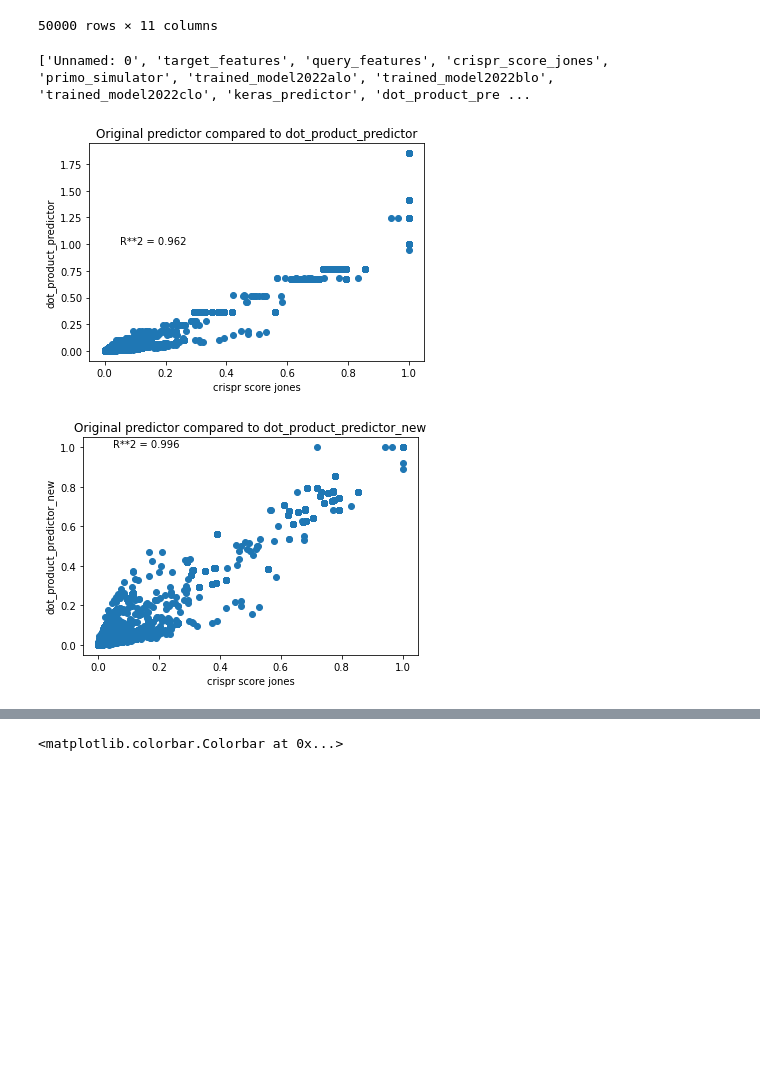
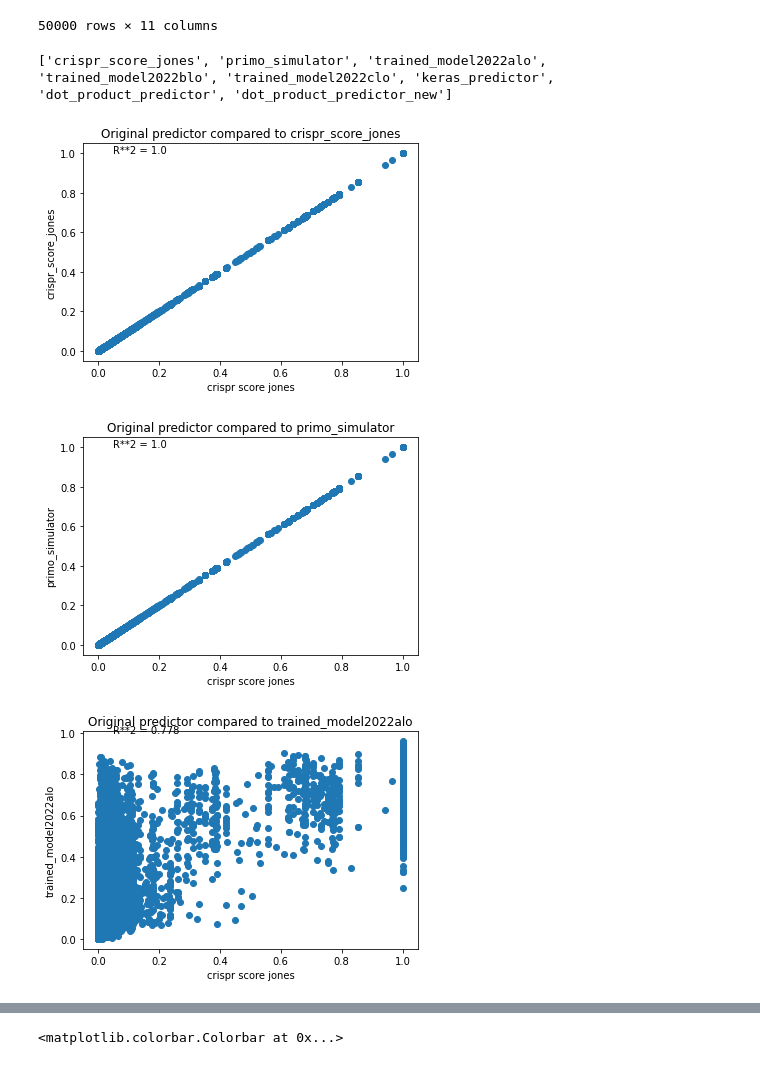
Before and after one commit to uwmisl/cas9-similarity-search, a Jupyter notebook: notebooks/02_training/00_train_predictor_analysis.ipynb, the cells around one changed output, grey strips where cells are left out. Saved outputs shown, nothing was run; the diff lists cells and outputs as text; code cells hidden in the pictures; blank space fills up the shorter version.

Commit message:
evaluating predictor(s)

```diff
--- a/notebooks/02_training/00_train_predictor_analysis.ipynb
+++ b/notebooks/02_training/00_train_predictor_analysis.ipynb
@@ -35,6 +37,25 @@ if gpus:
 simulator = primo.models.Simulator()
 # %% [markdown]
 # Useful functions to use throughout this notebook
+# %%
+def get_keras_pairs(seq_pairs):
+    """
+    Given the data frame seq_pairs,
+    returns a tensor flow object with all of the sequence pairs in appropriate tensor format
+    """
+    # get the validation sequence pairs
+    only_seq_pairs = seq_pairs[['target_features', 'query_features']]
+
+    # Convert to onehots
+    target_onehots = seqtools.seqs_to_onehots(only_seq_pairs.target_features)
+    query_onehots = seqtools.seqs_to_onehots(only_seq_pairs.query_features)
+
+    # Convert to a tensor for input to keras function (or predictor model)
+    pairs = tf.convert_to_tensor(
+        np.transpose(np.stack([target_onehots, query_onehots]), [1, 0, 2, 3]),
+        dtype=tf.float32
+    )
+    return pairs
 # %% [markdown]
 ## Generate a large set of pairs with various Hamming distances
 
@@ -387,3 +381,6 @@ pairs = tf.convert_to_tensor(
+# %%
+# get keras sequence pairs
+pairs = get_keras_pairs(seq_pairs)
 # %%
 # get the scores
 scores = dotproduct_crispr_spec(pairs)
@@ -446,11 +459,13 @@ def make_scatter(df, y_col_name):
     plt.title('Original predictor compared to ' + y_col_name)
 
     plt.show()
-# %%
-print(list(seq_pairs))
-make_scatter(seq_pairs, 'dot_product_predictor')
-make_scatter(seq_pairs, 'dot_product_predictor_new')
-# %% [output]
-['Unnamed: 0', 'target_features', 'query_features', 'crispr_score_jones', 'primo_simulator', 'trained_model2022alo', 'trained_model2022blo', 'trained_model2022clo', 'keras_predictor', 'dot_product_pre ...
-[figure, removed]
-[figure, removed]
+# %%
+predictor_models_list = list(seq_pairs)[3:]
+print(predictor_models_list)
+for model in predictor_models_list:
+    make_scatter(seq_pairs, model)
+# %% [output]
+['crispr_score_jones', 'primo_simulator', 'trained_model2022alo', 'trained_model2022blo', 'trained_model2022clo', 'keras_predictor', 'dot_product_predictor', 'dot_product_predictor_new']
+[figure, added]
+[figure, added]
+[figure, added]
```
Also changed, not shown: parts of 8 cells of this notebook, 2 other files.
